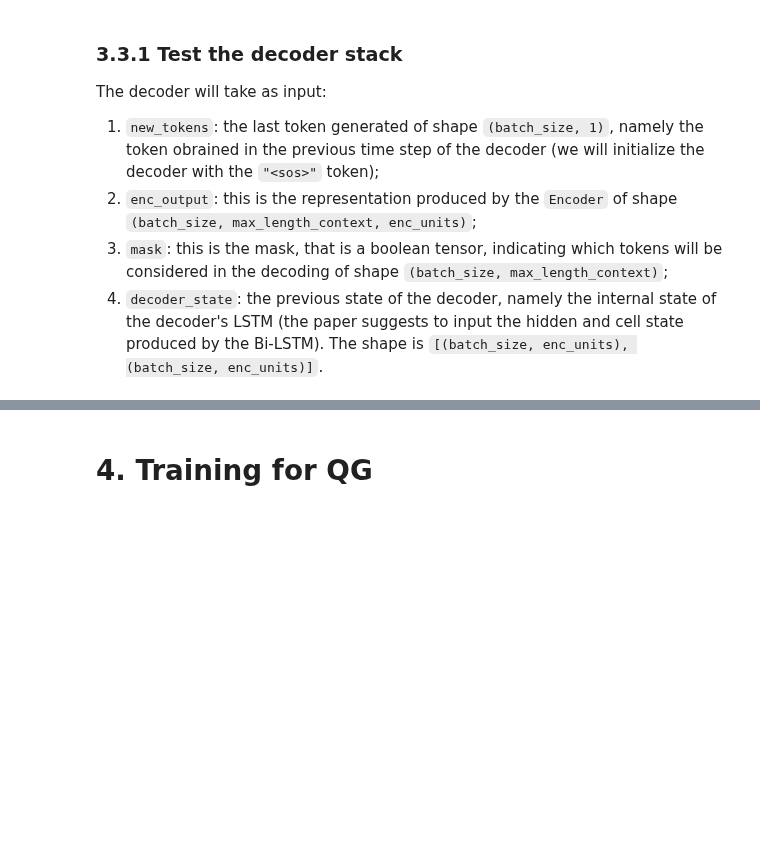
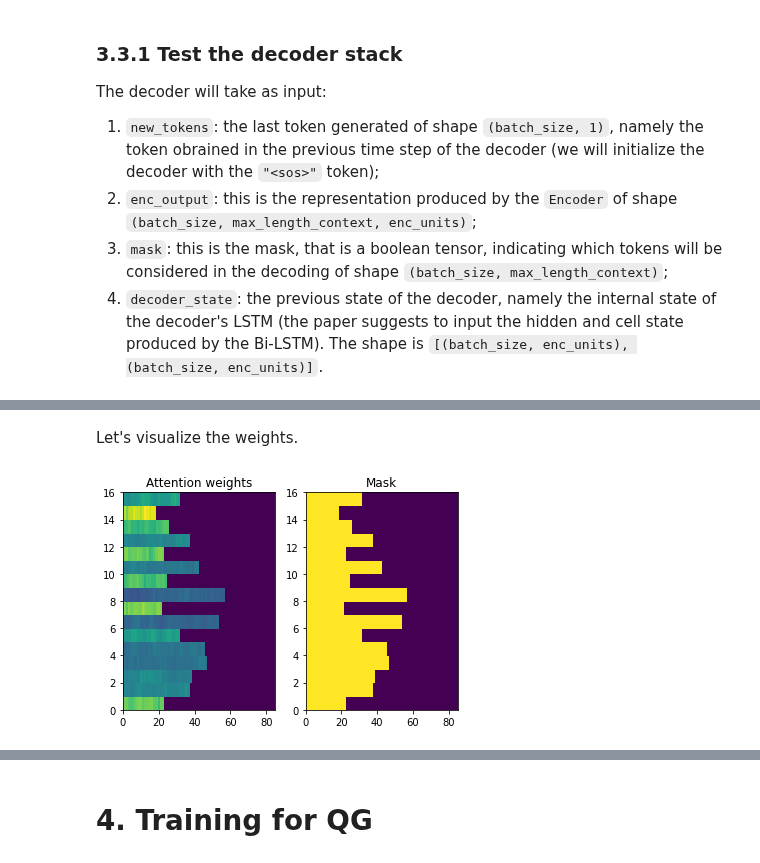
Before and after one commit to Erhtric/neural-question-generation, a Jupyter notebook: main.ipynb, the cells around one changed output, grey strips where cells are left out. Drawn from its saved outputs; the diff is of its cells as text; code cells hidden in the pictures; blank space fills up the shorter version.

```diff
--- a/main.ipynb
+++ b/main.ipynb
@@ -749,7 +750,7 @@ embedding_matrix_question = tf.convert_to_tensor(embedding_matrix_question)
 # %% [markdown]
 # 3. Model Definition
 # %%
-example_context_batch, example_question_batch = next(iter(dataset.val))
+example_context_batch, example_question_batch = next(iter(dataset.train))
 # %% [markdown]
 ## 3.1 Encoder
 We will use a bidirectional LSTM to encode the sentence,
@@ -893,7 +883,7 @@ class BahdanauAttention(Layer):
     self.W1 = Dense(units, use_bias=False, name='Wb1_attention_weights')
     self.W2 = Dense(units, use_bias=False, name='Wb2_attention_weights')
 
-    self.attention = AdditiveAttention(use_scale=True)
+    self.attention = AdditiveAttention()
 
   def call(self, query, value, mask):
     """
@@ -1039,7 +1026,7 @@ AttributeError: ignored
 # %%
 # Convert the target sequence, and collect the "[START]" tokens
 start_tag_index = word_to_idx_question[2]['<sos>']
-first_token = tf.squeeze(tf.constant([[start_tag_index]] * decoder_config['batch_size']), axis=1)
+first_token = tf.constant([[start_tag_index]] * decoder_config['batch_size'])
 # %%
 decoder_result, decoder_state = decoder(
     inputs = DecoderInput(first_token,
@@ -1119,0 +1108,13 @@ first_word[:5]
+# %% [markdown]
+Let's visualize the weights.
+# %%
+plt.subplot(1, 2, 1)
+plt.pcolormesh(decoder_result.attention_weights[:, 0, :])
+plt.title('Attention weights')
+
+plt.subplot(1, 2, 2)
+plt.pcolormesh(example_context_batch != 0)
+plt.title('Mask')
+plt.show()
+# %% [output]
+[figure, added]
```
Also changed, not shown: parts of 30 cells of this notebook.
